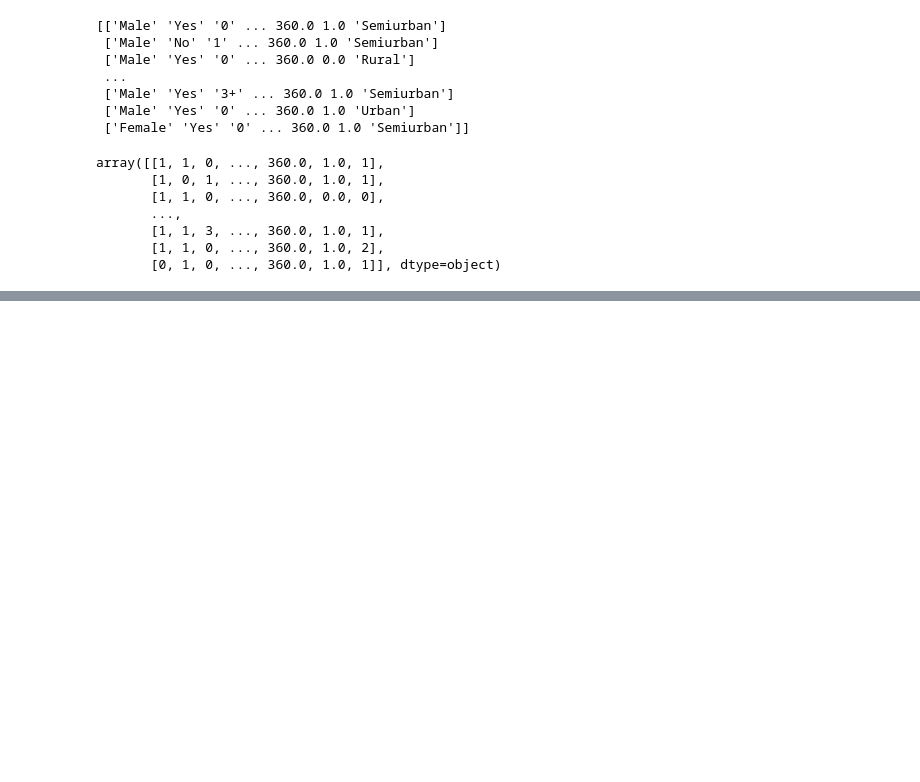
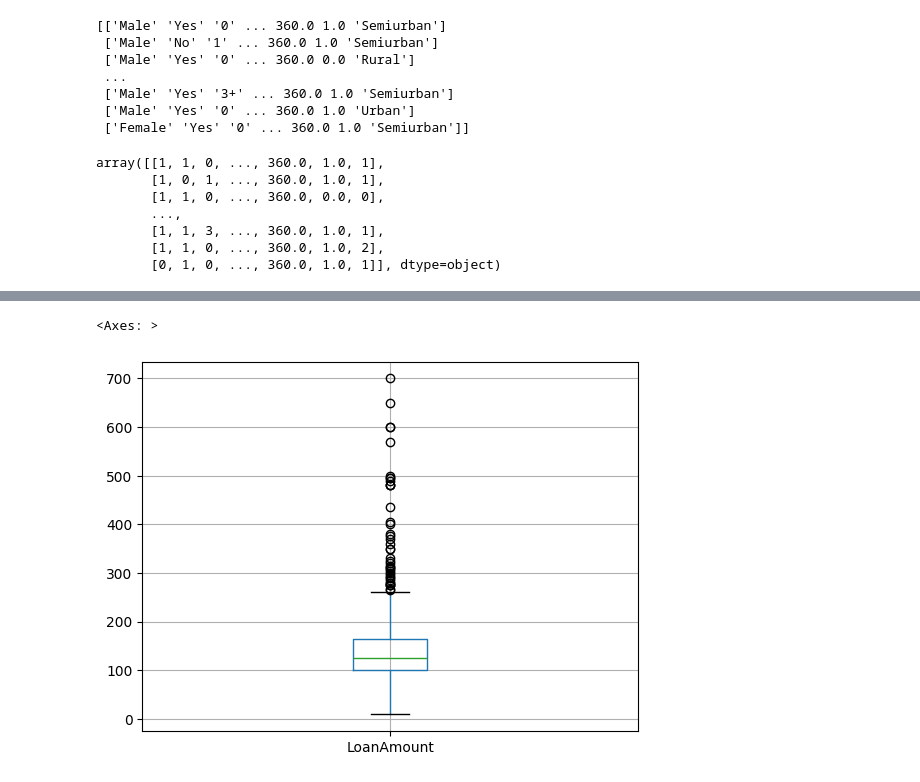
Before and after one commit to SindiswaC/HexSoftwares_Project_Sindiswa, a Jupyter notebook: Task1.ipynb, the cells around one changed output, grey strips where cells are left out. Drawn from its saved outputs; the diff is of its cells as text; code cells hidden in the pictures; blank space fills up the shorter version.

```diff
--- a/Task1.ipynb
+++ b/Task1.ipynb
@@ -326,0 +371,2 @@ array(['Y', 'N', 'Y', 'N', 'Y', 'N', 'Y', 'Y', 'N', 'Y', 'Y', 'Y', 'Y',
+# %%
+testdata= pd.read_csv("train.csv")
@@ -326,0 +422,8 @@ array(['Y', 'N', 'Y', 'N', 'Y', 'N', 'Y', 'Y', 'N', 'Y', 'Y', 'Y', 'Y',
+# %%
+testdata['Gender'].fillna(testdata['Gender'].mode()[0],inplace=True)
+testdata['Married'].fillna(testdata['Married'].mode()[0],inplace=True)
+testdata['Dependents'].fillna(testdata['Dependents'].mode()[0],inplace=True)
+testdata['Self_Employed'].fillna(testdata['Self_Employed'].mode()[0],inplace=True)
+testdata['LoanAmount'].fillna(testdata['LoanAmount'].mode()[0],inplace=True)
+testdata['Loan_Amount_Term'].fillna(testdata['Loan_Amount_Term'].mode()[0],inplace=True)
+testdata['Credit_History'].fillna(testdata['Credit_History'].mode()[0],inplace=True)
@@ -326,0 +465,5 @@ array(['Y', 'N', 'Y', 'N', 'Y', 'N', 'Y', 'Y', 'N', 'Y', 'Y', 'Y', 'Y',
+# %%
+testdata.boxplot(column='LoanAmount')
+# %% [output]
+<Axes: >
+[figure, added]
```
Also changed, not shown: parts of 22 cells of this notebook.
